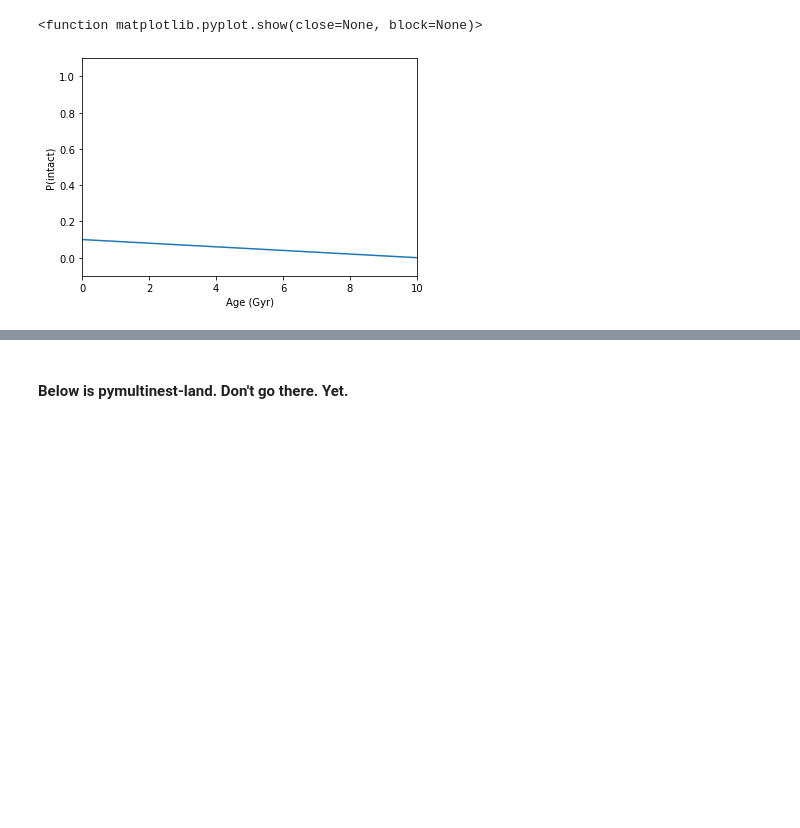
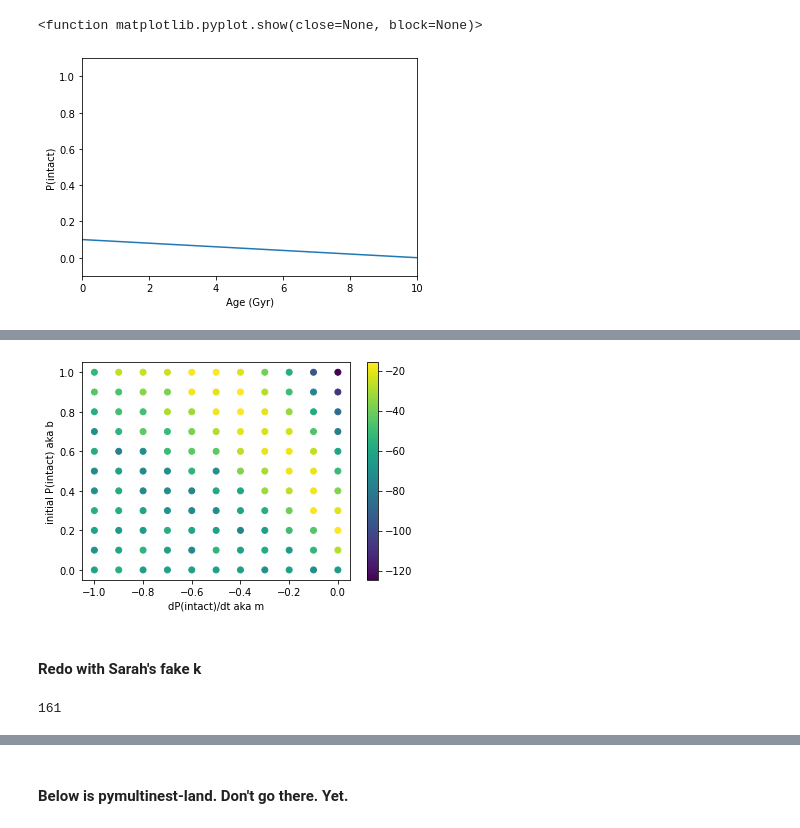
Before and after one commit to exoclam/sculpting, a Jupyter notebook: grid-loglikelihood.ipynb, the cells around one changed output, grey strips where cells are left out. Saved outputs shown, nothing was run; the diff lists cells and outputs as text; code cells hidden in the pictures; blank space fills up the shorter version.

Commit message:
new logLs with candidates and sarahs fake k

```diff
--- a/grid-loglikelihood.ipynb
+++ b/grid-loglikelihood.ipynb
@@ -478,7 +478,8 @@ def model(cube):
     transits = pd.DataFrame(transits_dict)
 
     # calculate and return transit multiplicity for this set of systems, normalized against number of transiters from crossmatched data
-    lam = transits.loc[transits.transit_multiplicity > 0].transit_multiplicity.value_counts() * (161/len(transits.loc[transits.transit_multiplicity > 0]))
+    # formerly normalized by 161 bc that was total of k; using 316 now that I'm including candidates too
+    lam = transits.loc[transits.transit_multiplicity > 0].transit_multiplicity.value_counts() * (np.sum(k)/len(transits.loc[transits.transit_multiplicity > 0]))
 
     return lam
 
@@ -727,0 +754,20 @@ plt.show
+# %%
+# set up "hypercube" prior and iterate through it while calling model and likelihood functions
+ndim = 2
+nparams = 2
+lams = []
+logLs = []
+ms = []
+bs = []
+for gi_m in range(11):
+    for gi_b in range(11):
+        cube = [random.uniform(0,1), random.uniform(0,1)] # instantiate cube
+        cube = prior_grid(cube, ndim, nparams, gi_m, gi_b) # move to new position on cube
+        ms.append(round(cube[0],1))
+        bs.append(round(cube[1],1))
+        logL, lam = loglike(cube, ndim, nparams) # calculate logL by comparing model(cube) and k
+        print(lam)
+        lams.append(lam)
+        logLs.append(logL)
+df = pd.DataFrame({'ms': ms, 'bs': bs, 'logLs': logLs})
+print(df.head())
@@ -727,0 +792,16 @@ plt.show
+# %%
+plt.scatter(ms, bs, c=logLs)
+plt.ylabel('initial P(intact) aka b')
+plt.xlabel('dP(intact)/dt aka m')
+plt.colorbar()
+plt.show()
+# %% [output]
+[figure, added]
+# %% [markdown]
+#### Redo with Sarah's fake k
+# %%
+# test k given by Sarah
+new_k = pd.Series([129, 20, 10, 2, 0, 0]) # compact multi rate with 7%
+np.sum(new_k)
+# %% [output]
+161
```
Also changed, not shown: parts of 8 cells of this notebook.
